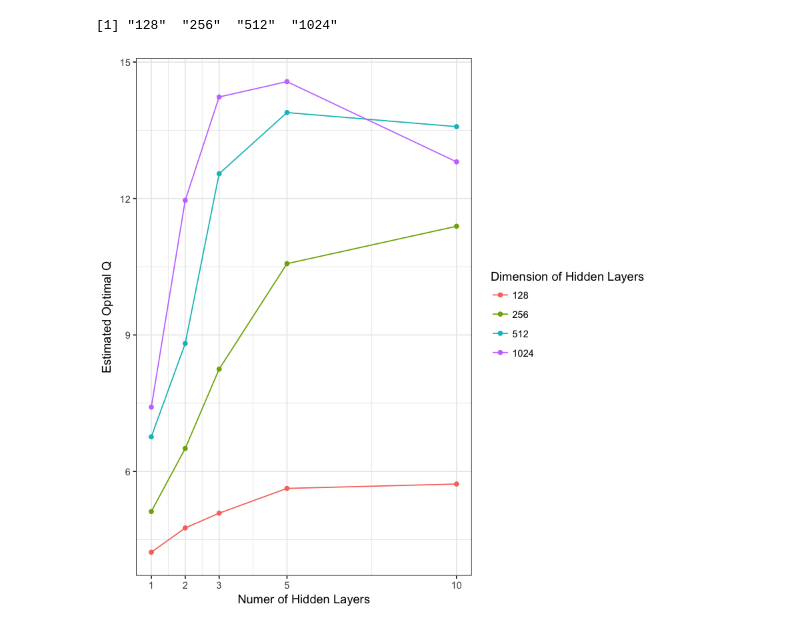
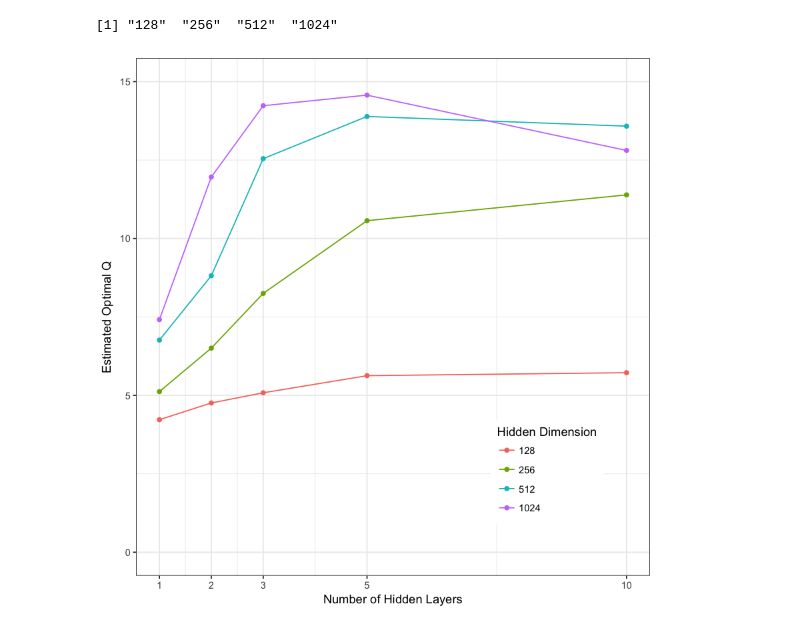
Before and after one commit to spfohl/cs238_sepsis_rl, a Jupyter notebook: src/plot_hyperparams.ipynb, the cells around one changed output. Cells and saved outputs as stored; diff of their text form; code cells hidden in the pictures.

```diff
--- a/src/plot_hyperparams.ipynb
+++ b/src/plot_hyperparams.ipynb
@@ -55,15 +57,18 @@ print(as.character(x_levels))
 # %%
 results_df %>%
                 group_by(config_str, phase, Metric, num_hidden, hidden_dim) %>%
                 summarise(Performance = max(Performance)) %>%
                 filter(phase == 'val',
                        Metric == 'value') %>%
                 ggplot(aes(num_hidden, Performance, color = as.factor(hidden_dim))) +
                     geom_point() +
                     geom_line() +
                     xlab('Number of Hidden Layers') +
                     ylab('Estimated Optimal Q') +
                     scale_x_continuous(breaks = c(1, 2,3, 5, 10)) +
-                    scale_color_discrete('Dimension of Hidden Layers') + theme_bw()
+                    scale_color_discrete('Hidden Dimension') + theme_bw() +
+                    theme(legend.position = c(0.8, 0.2),
+                          legend.key=element_blank()) +
+                    ylim(0, 15)
 # %% [output]
-[figure, old version]
+[figure, new version]
```
Also changed, not shown: parts of 4 cells of this notebook, 8 other files.
